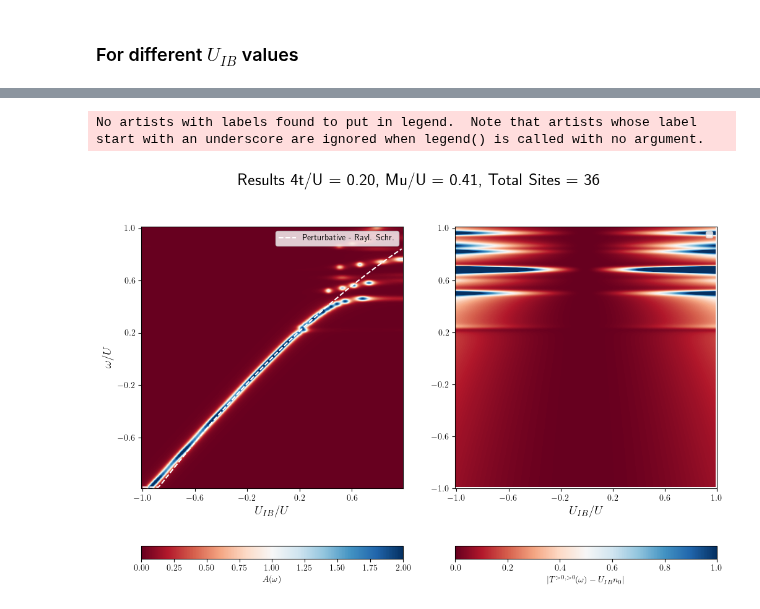
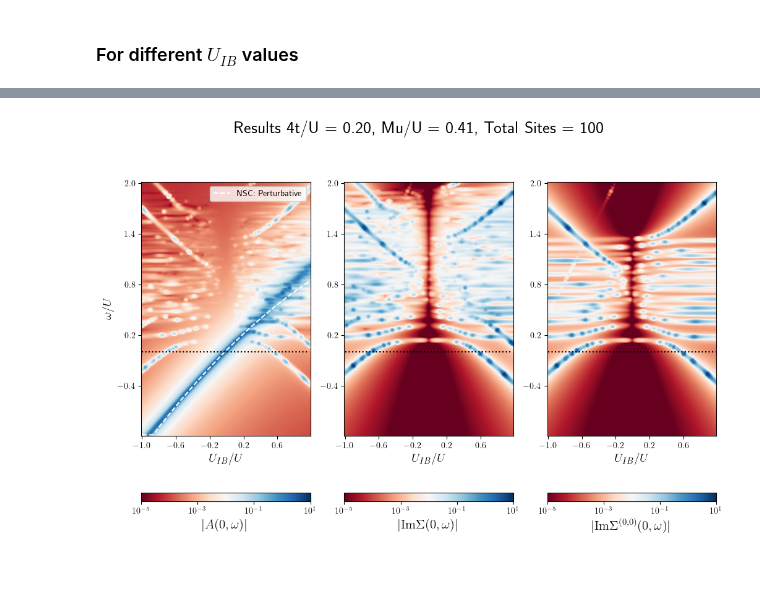
Before and after one commit to ragheedalhyder/BoseHubbard, a Jupyter notebook: src/Spectral_Density_vs_UIB.ipynb, the cells around one changed output, grey strips where cells are left out. Drawn from its saved outputs; the diff is of its cells as text; code cells hidden in the pictures; blank space fills up the shorter version.

Commit message:
New plotting functions and commented code

```diff
--- a/src/Spectral_Density_vs_UIB.ipynb
+++ b/src/Spectral_Density_vs_UIB.ipynb
@@ -24,7 +24,7 @@ import matplotlib.ticker as ticker
 config_path = "config.yml"
 
 dJU = 0.2 # which hopping value are we fixing to
-muU = np.sqrt(2) - 1 # which chemical potential we are fixing to
+muU = 0.41 #np.sqrt(2) - 1 # which chemical potential we are fixing to
 
 output_dir = class_utils.create_output_dir()
 config = class_utils.read_config(config_path)
@@ -37,7 +37,7 @@ M = Lx * Ly
 
 grid = Grid(Lx, Ly)
 
-num_en = 100 # 100
+num_en = 150 #150 # 100
 num_UIB = 100 # 100
-en_vector = np.linspace(-1,1,num_en)
+en_vector = np.linspace(-1,2,num_en)
 UIBs = np.linspace(-1, 1, num_UIB)
@@ -107,7 +123,8 @@ for count, UIB in enumerate(UIBs):
 # %%
 # construct the spectral function and T-matrices
-SpectralFuncs = np.zeros((len(UIBs), len(en_vector)))
+SpectralFuncs = np.zeros((len(UIBs), len(en_vector)), dtype = float)
 TFuncs = np.zeros((len(UIBs), len(en_vector)),dtype=np.complex128)
+TFuncs00 = np.zeros((len(UIBs), len(en_vector)),dtype=np.complex128)
 #UIB_map = UIBs * np.ones_like(SpectralFuncs)
 dOmega = en_vector[1] - en_vector[0]
 eta = 0.01
@@ -115,27 +132,29 @@ eta = 0.01
 #
 for count in range(0, len(UIBs)):
     SpectralFuncs[count, :] = dOmega * (-2) * np.imag(1./(en_vector - SE_SI[count] + 1j * eta))
-    TFuncs[count, :] = (T11[count] + T12[count] + T21[count] + T21[count] + T22[count]) + T22_F[count]
+    TFuncs[count, :] = (T11[count] + T12[count] + T21[count]  + T22[count]) +  T22_F[count]
+    TFuncs00[count, :] = (T11[count] + T12[count] + T21[count]  + T22[count])
 # %%
+import matplotlib
+
 plt.rcParams['text.usetex'] = True
 
-threshold = 0.00
-
-filtered_SpectralFuncs = np.where(abs(SpectralFuncs) > threshold, SpectralFuncs, 0)  ##### CHECK IF THIS STILL MAKES SENSE!!!
+# Rotate the image by -90 degrees
+SpectralFuncs_rot = np.rot90(SpectralFuncs, 1)
+TFuncs_rot = np.rot90(TFuncs, 1)
+TFuncs00_rot = np.rot90(TFuncs00, 1)
 
 
-# Rotate the image by -90 degrees
-SpectralFuncs_rot = np.rot90(filtered_SpectralFuncs, 1)
-TFuncs_rot = np.rot90(TFuncs, 1)
-
-
-fig, (ax1, ax2) = plt.subplots(ncols = 2, figsize = (12,8))
+fig, (ax1, ax2, ax3) = plt.subplots(ncols = 3, figsize = (12,8))
 
 # Create the plot
 # Set the aspect ratio to the ratio of the number of x points to the number of y points
 aspect_ratio = 1
-im1 = ax1.imshow(SpectralFuncs_rot, interpolation = 'bicubic', cmap='RdBu', aspect = aspect_ratio)
-im2 = ax2.imshow(np.abs(TFuncs_rot - n0*UIBs), interpolation = 'bicubic',cmap='RdBu', aspect = aspect_ratio)
+im1 = ax1.imshow(np.abs(SpectralFuncs_rot), interpolation = 'bicubic', cmap='RdBu', aspect = aspect_ratio, norm=matplotlib.colors.LogNorm())
+im2 = ax2.imshow(np.abs(np.imag(TFuncs_rot)), interpolation = 'bicubic',cmap='RdBu', aspect = aspect_ratio, norm=matplotlib.colors.LogNorm())
+im3 = ax3.imshow(np.abs(np.imag(TFuncs00_rot)), interpolation = 'bicubic',cmap='RdBu', aspect = aspect_ratio,norm=matplotlib.colors.LogNorm())
+
+
 
 
 # Select a subset of dJUs and en_vector for the ticks
@@ -152,45 +171,58 @@ yticklabels = np.round(np.linspace(max(en_vector), min(en_vector), num_yticks),
 xticklabels = [r'$\mathrm{{{}}}$'.format(label) for label in xticklabels]
 yticklabels = [r'$\mathrm{{{}}}$'.format(label) for label in yticklabels]
 
 ax1.set_xticks(xticks)
 ax1.set_yticks(yticks)
 ax2.set_xticks(xticks)
 ax2.set_yticks(yticks)
+ax3.set_xticks(xticks)
+ax3.set_yticks(yticks)
 ax1.set_xticklabels(xticklabels)
 ax1.set_yticklabels(yticklabels)
 ax2.set_xticklabels(xticklabels)
 ax2.set_yticklabels(yticklabels)
+ax3.set_xticklabels(xticklabels)
+ax3.set_yticklabels(yticklabels)
 ax1.set_xlabel(r'$U_{IB}/U$', fontsize=14)
 ax2.set_xlabel(r'$U_{IB}/U$', fontsize=14)
+ax3.set_xlabel(r'$U_{IB}/U$', fontsize=14)
 ax1.set_ylabel(r'$\omega/U$', fontsize=14)
 
-cb1 = plt.colorbar(im1,orientation="horizontal", label = "$A(\omega)$")
-cb2 = plt.colorbar(im2,orientation="horizontal", label = "$|T^{>0,>0}(\omega) - U_{IB}n_0|$")
-im1.set_clim(0, 2)
-im2.set_clim(0, 1)
+cb1 = plt.colorbar(im1,orientation="horizontal")
+cb1.set_label(label="$|A(0,\omega)|$",size=15,weight='bold')
+cb2 = plt.colorbar(im2,orientation="horizontal")
+cb2.set_label(label = "$|\mathrm{Im\Sigma(0,\omega)}|$",size=15,weight='bold')
+cb3 = plt.colorbar(im3,orientation="horizontal")
+cb3.set_label(label = "$|\mathrm{Im\Sigma^{(0,0)}(0,\omega)}|$",size=15,weight='bold')
+im1.set_clim(1e-5, 1e1)
+#im1.set_clim(0, 1)
+im2.set_clim(1e-5, 1e1)
+im3.set_clim(1e-5, 1e1)
 
-# # Create an axes divider and add the colorbar to it
-# divider = make_axes_locatable(ax)
-# cax = divider.append_axes("right", size="5%", pad=0.05)
-# plt.colorbar(im, cax=cax)
-# Create a secondary y-axis
+
+idx = np.searchsorted(en_vector, 0, side="left") # find \omega = 0
 
 X, Y = np.meshgrid(UIBs, omega0s + omega1s + omega2s)
 # ax2 = ax.twinx()
 # Transform the y-coordinates of the plot to match the image coordinates
 plot_x = np.interp(UIBs, (UIBs.min(), UIBs.max()), (0, SpectralFuncs_rot.shape[1]-1))
 plot_y = SpectralFuncs_rot.shape[0] - 1 - np.interp(omega0s + omega1s + omega2s, (en_vector.min(), en_vector.max()), (0, SpectralFuncs_rot.shape[0]-1))
+plot_non_T = SpectralFuncs_rot.shape[0] - 1 - np.interp(np.real(TFuncs_rot[idx,:]), (en_vector.min(), en_vector.max()), (0, SpectralFuncs_rot.shape[0]-1))
+plot_0 = len(en_vector) - idx + np.zeros(len(plot_y))
 
 # Overlay the plot on top of the imshow figure
 fig.suptitle(f"Results 4t/U = {dJU:0.2f}, Mu/U = {muU:0.2f}, Total Sites = {M}", fontsize = 20)
-ax1.plot(plot_x, plot_y, linestyle = '--', label='Perturbative - Rayl. Schr.', color='white', linewidth=1.5)
+ax1.plot(plot_x, plot_y, linestyle = '--', label='NSC:  Perturbative', color='white', linewidth=1.5)
+#ax1.plot(plot_x, plot_non_T, linestyle = ':', label='NSC:  Ladder', color='white', linewidth=1.5)
+ax1.plot(plot_x, plot_0, linestyle = ':', color='black', linewidth=1.5)
+ax2.plot(plot_x, plot_0, linestyle = ':', color='black', linewidth=1.5)
+ax3.plot(plot_x, plot_0, linestyle = ':', color='black', linewidth=1.5)
+#ax2.plot(plot_x, plot_y, linestyle = '--', label='Perturbative - Rayl. Schr.', color='white', linewidth=1.5)
 
 ax1.legend()
-ax2.legend()
 
 plt.show()
 # %% [output]
-No artists with labels found to put in legend.  Note that artists whose label start with an underscore are ignored when legend() is called with no argument.
-[figure, old version]
+[figure, new version]
 # %%
 ## Save the figure
```
Also changed, not shown: parts of 4 cells of this notebook, 31 other files.
